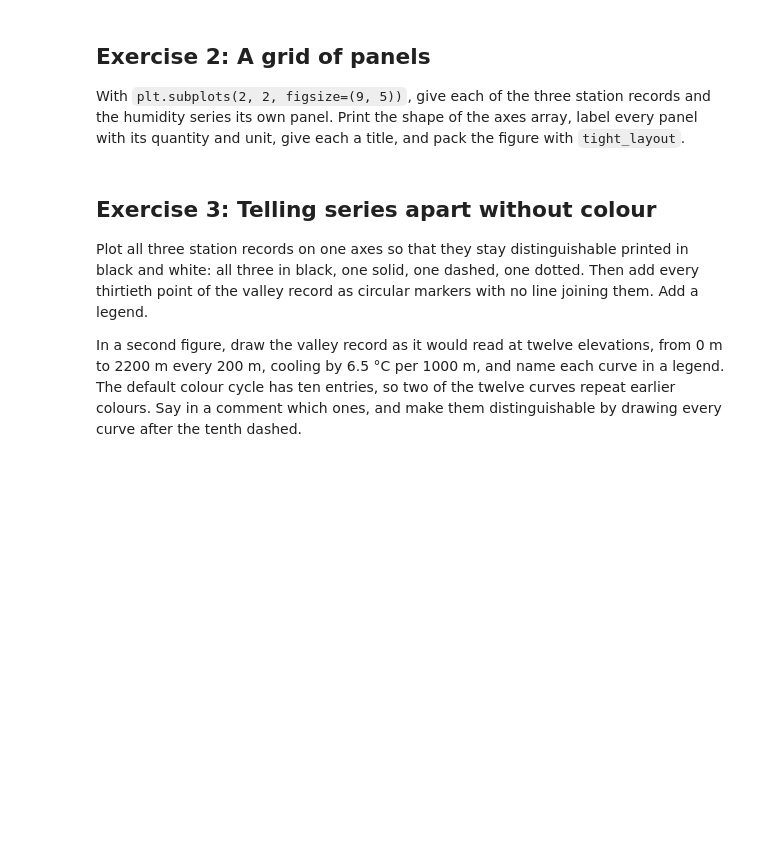
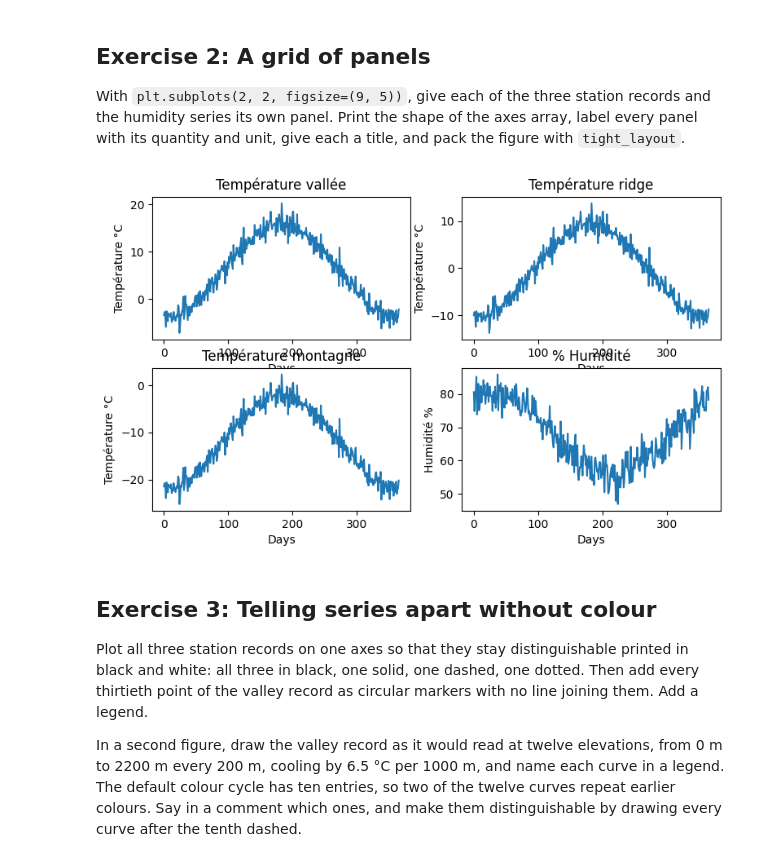
Before and after one commit to LucaSchaerz/2025_Intro_Python, a Jupyter notebook: live/part-I/1.4-matplotlib-and-xarray-exercises.ipynb, the cells around one changed output. Cells and saved outputs as stored; diff of their text form; code cells hidden in the pictures; blank space fills up the shorter version.

```diff
--- a/live/part-I/1.4-matplotlib-and-xarray-exercises.ipynb
+++ b/live/part-I/1.4-matplotlib-and-xarray-exercises.ipynb
@@ -79,3 +77,29 @@ quantity and unit, give each a title, and pack the figure with `tight_layout`.
+# %%
+fig, axes = plt.subplots(2, 2, figsize=(9, 5))
+ax0, ax1, ax2, ax3 = axes.flatten()
+ax0.plot(days, valley_celsius)
+ax0.set_title("Température vallée")
+ax0.set_ylabel("Température °C")
+
+ax1.plot(days, ridge_celsius)
+ax1.set_title("Température ridge")
+ax1.set_ylabel("Température °C")
+
+ax2.plot(days, mountain_celsius)
+ax2.set_title("Température montagne")
+ax2.set_ylabel("Température °C")
+
+ax3.plot(days, rh_percent)
+ax3.set_title("% Humidité")
+ax3.set_ylabel("Humidité %")
+
+for ax in axes.flat:
+    ax.set_xlabel("Days")
+
+plt.tight_layout
+plt.show()
+# %% [output]
+[figure, added]
 # %% [markdown]
 ## Exercise 3: Telling series apart without colour
 
```
Also changed, not shown: parts of 7 cells of this notebook.
